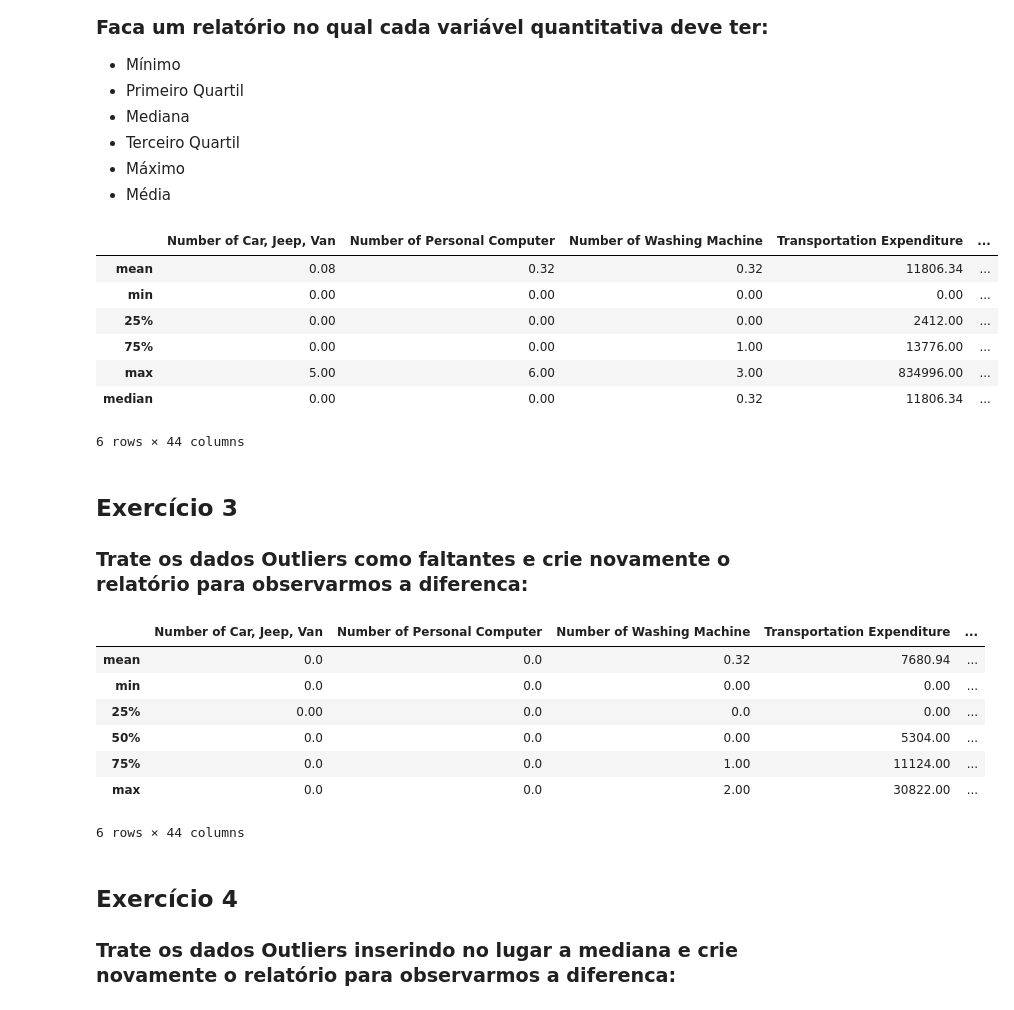
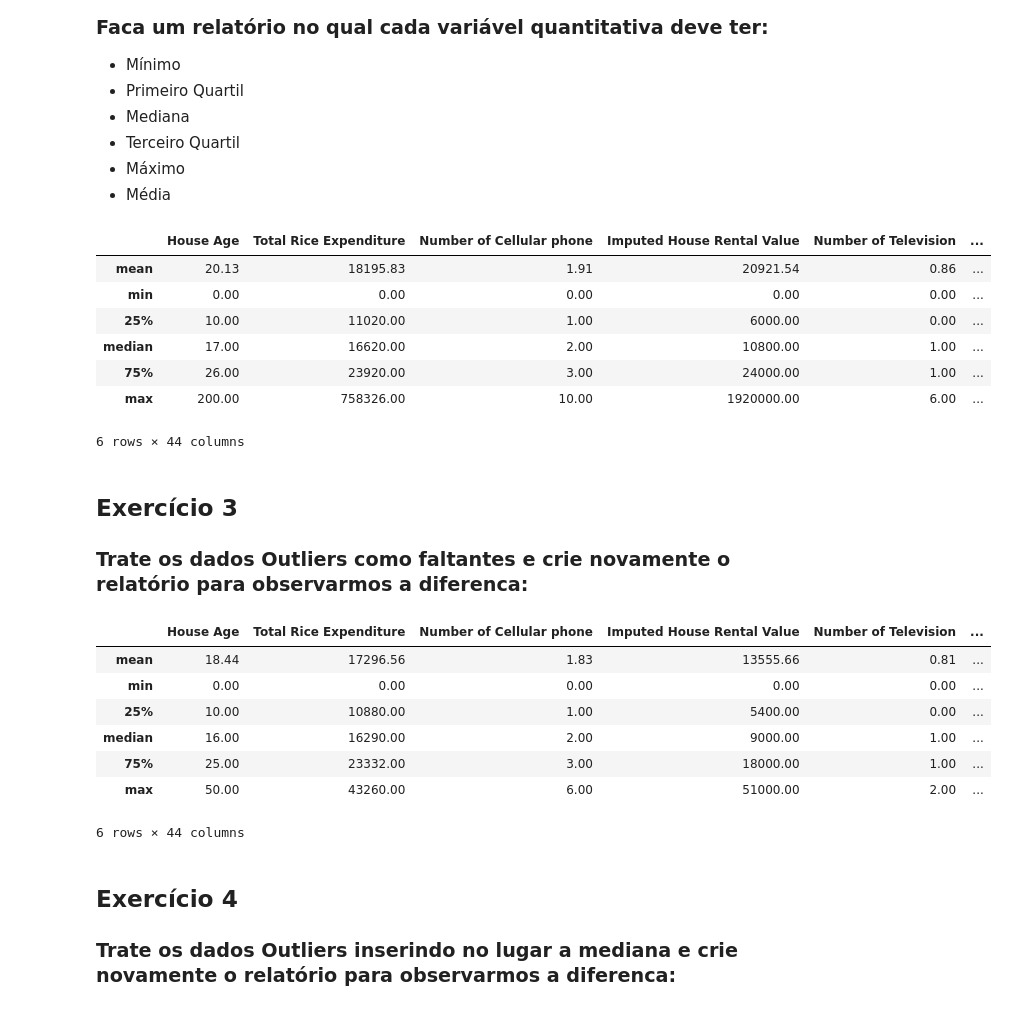
Before and after one commit to wandgibaut/lets_code_g6, a Jupyter notebook: main.ipynb, the cells around one changed output. Saved outputs shown, nothing was run; the diff lists cells and outputs as text; code cells hidden in the pictures.

Commit message:
adding formatted describe function

```diff
--- a/main.ipynb
+++ b/main.ipynb
@@ -37,17 +36,16 @@ Census data READY!
 </ul>
 # %%
 described_data = database.data[database.quanti].describe()
-described_data = described_data.drop(labels=['std', 'count', '50%'], axis=0)
-described_data = Helper.add_new_row(described_data, np.median, 'median')
+described_data = Helper.formatted_describe(described_data)
 described_data.round(2)
 # %% [output]
-|  | Number of Car, Jeep, Van | Number of Personal Computer | Number of Washing Machine | Transportation Expenditure | ... |
-| mean | 0.08 | 0.32 | 0.32 | 11806.34 | ... |
-| min | 0.00 | 0.00 | 0.00 | 0.00 | ... |
-| 25% | 0.00 | 0.00 | 0.00 | 2412.00 | ... |
-| 75% | 0.00 | 0.00 | 1.00 | 13776.00 | ... |
-| max | 5.00 | 6.00 | 3.00 | 834996.00 | ... |
-| median | 0.00 | 0.00 | 0.32 | 11806.34 | ... |
+|  | House Age | Total Rice Expenditure | Number of Cellular phone | Imputed House Rental Value | Number of Television | ... |
+| mean | 20.13 | 18195.83 | 1.91 | 20921.54 | 0.86 | ... |
+| min | 0.00 | 0.00 | 0.00 | 0.00 | 0.00 | ... |
+| 25% | 10.00 | 11020.00 | 1.00 | 6000.00 | 0.00 | ... |
+| median | 17.00 | 16620.00 | 2.00 | 10800.00 | 1.00 | ... |
+| 75% | 26.00 | 23920.00 | 3.00 | 24000.00 | 1.00 | ... |
+| max | 200.00 | 758326.00 | 10.00 | 1920000.00 | 6.00 | ... |
 6 rows × 44 columns
 # %% [markdown]
 <h2>Exercício 3</h2>
@@ -61,16 +59,16 @@ nan_df = pd.DataFrame().reindex_like(quanti_data)
 missing_data = Helper.replace_outliers(quanti_data, nan_df)
 
 described_missing_data = missing_data.describe()
-described_missing_data = described_missing_data.drop(labels=['std', 'count'], axis=0)
+described_missing_data = Helper.formatted_describe(described_missing_data)
 described_missing_data.round(2)
 # %% [output]
-|  | Number of Car, Jeep, Van | Number of Personal Computer | Number of Washing Machine | Transportation Expenditure | ... |
-| mean | 0.0 | 0.0 | 0.32 | 7680.94 | ... |
-| min | 0.0 | 0.0 | 0.00 | 0.00 | ... |
-| 25% | 0.00 | 0.0 | 0.0 | 0.00 | ... |
-| 50% | 0.0 | 0.0 | 0.00 | 5304.00 | ... |
-| 75% | 0.0 | 0.0 | 1.00 | 11124.00 | ... |
-| max | 0.0 | 0.0 | 2.00 | 30822.00 | ... |
+|  | House Age | Total Rice Expenditure | Number of Cellular phone | Imputed House Rental Value | Number of Television | ... |
+| mean | 18.44 | 17296.56 | 1.83 | 13555.66 | 0.81 | ... |
+| min | 0.00 | 0.00 | 0.00 | 0.00 | 0.00 | ... |
+| 25% | 10.00 | 10880.00 | 1.00 | 5400.00 | 0.00 | ... |
+| median | 16.00 | 16290.00 | 2.00 | 9000.00 | 1.00 | ... |
+| 75% | 25.00 | 23332.00 | 3.00 | 18000.00 | 1.00 | ... |
+| max | 50.00 | 43260.00 | 6.00 | 51000.00 | 2.00 | ... |
 6 rows × 44 columns
 # %% [markdown]
 <h2>Exercício 4</h2>
```
Also changed, not shown: parts of 4 cells of this notebook, 1 other file.
